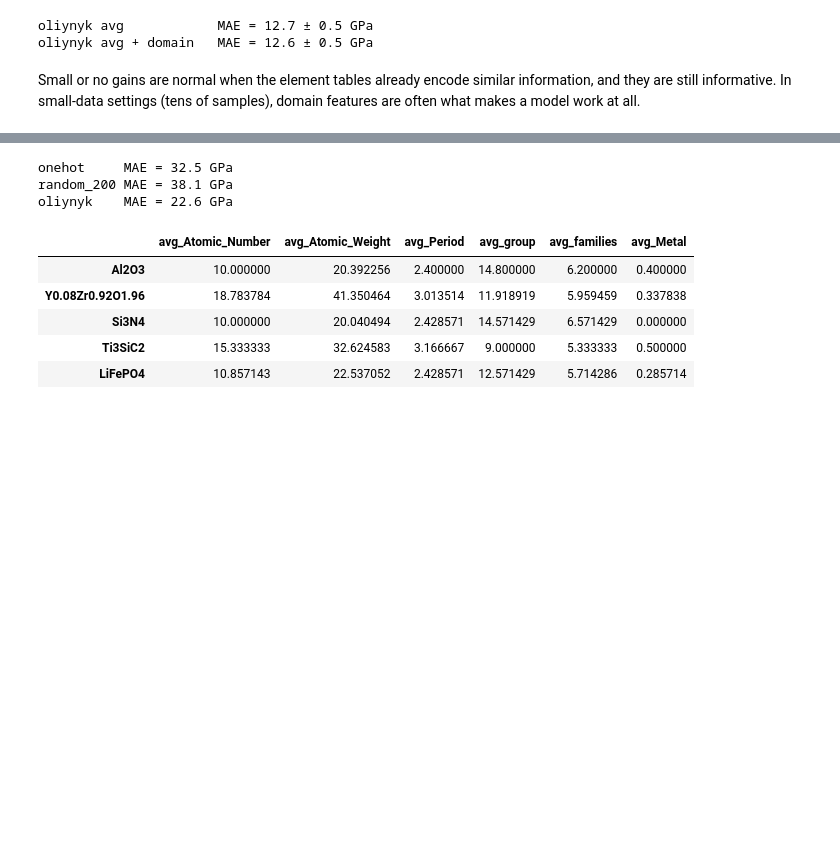
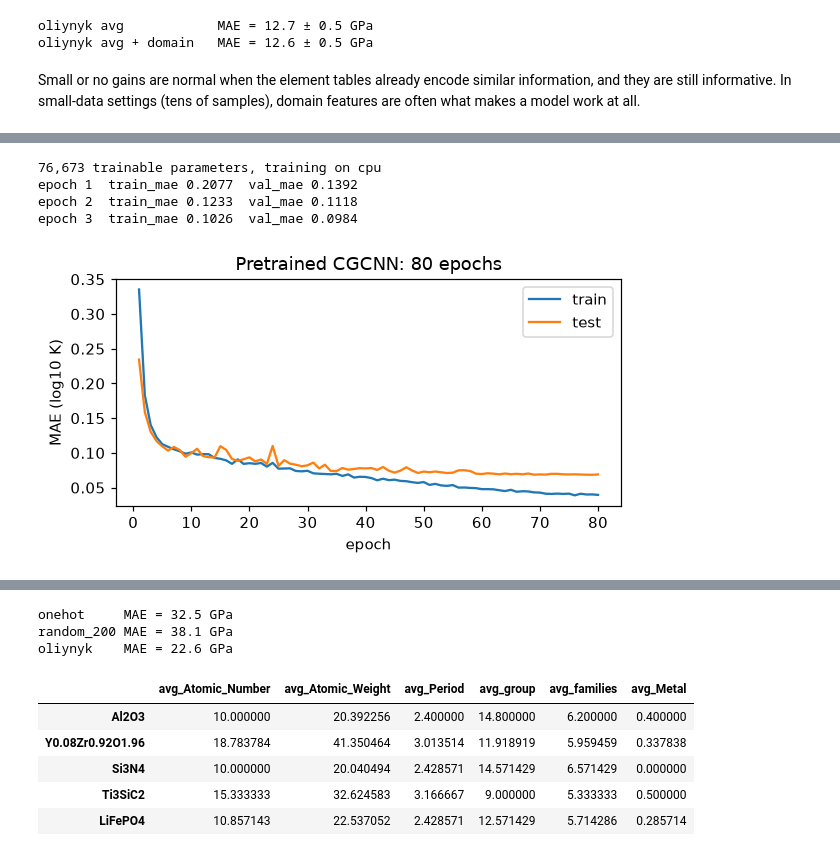
Before and after one commit to sp8rks/ACerS_AI_ML_Workshop, a Jupyter notebook: sessions/02_feature_engineering_cbfv/02_feature_engineering_cbfv.ipynb, the cells around one changed output, grey strips where cells are left out. Drawn from its saved outputs; the diff is of its cells as text; code cells hidden in the pictures; blank space fills up the shorter version.

```diff
--- a/sessions/02_feature_engineering_cbfv/02_feature_engineering_cbfv.ipynb
+++ b/sessions/02_feature_engineering_cbfv/02_feature_engineering_cbfv.ipynb
@@ -251,0 +401,14 @@ Composition-only features also ignore **processing** (sintering temperature, gra
+# %%
+from sklearn.model_selection import train_test_split
+import time
+
+t0 = time.time()
+records = structures.to_dict("records")
+X_comp, _, _, _ = generate_features(structures, elem_prop="oliynyk", target_col=None,
+                                    drop_duplicates=False, verbose=False)   # keep every polymorph
+X_struct = pd.DataFrame([structure_features(r) for r in records])
+graphs = [crystal_graph(r) for r in records]
+y_s = structures["log10_K"].to_numpy()
+idx_tr, idx_te = train_test_split(np.arange(len(structures)), test_size=0.2, random_state=0)
+print(f"featurized {len(records)} crystals in {time.time() - t0:.0f} s")
+print("CBFV:", X_comp.shape, "  structure features:", X_struct.shape, "  graphs:", len(graphs))
@@ -251,0 +418,12 @@ Composition-only features also ignore **processing** (sintering temperature, gra
+# %%
+def fit_rf(X):
+    m = RandomForestRegressor(n_estimators=150, max_features=0.33, n_jobs=-1, random_state=0)
+    m.fit(X.iloc[idx_tr], y_s[idx_tr])
+    return m.predict(X.iloc[idx_te])
+
+preds = {
+    "CBFV (composition)": fit_rf(X_comp),
+    "CBFV + structure features": fit_rf(pd.concat([X_comp, X_struct], axis=1)),
+}
+for name, p in preds.items():
+    print(f"{name:28s} test MAE = {np.abs(p - y_s[idx_te]).mean():.3f} log10 units")
@@ -251,0 +439,25 @@ Composition-only features also ignore **processing** (sintering temperature, gra
+# %%
+EPOCHS_LIVE = 3   # try 10-20 on a GPU runtime
+if HAVE_TORCH:
+    device = "cuda" if torch.cuda.is_available() else "cpu"
+    live = CGCNN()
+    print(f"{sum(p.numel() for p in live.parameters()):,} trainable parameters, training on {device}")
+    g_tr, g_te = [graphs[i] for i in idx_tr], [graphs[i] for i in idx_te]
+    mean, std, hist = train(live, g_tr, y_s[idx_tr], epochs=EPOCHS_LIVE, device=device, val=(g_te, y_s[idx_te]))
+# %% [output]
+76,673 trainable parameters, training on cpu
+epoch 1  train_mae 0.2077  val_mae 0.1392
+epoch 2  train_mae 0.1233  val_mae 0.1118
+epoch 3  train_mae 0.1026  val_mae 0.0984
+# %%
+if HAVE_TORCH:
+    ckpt = torch.load(PRETRAINED, map_location="cpu")
+    gnn = CGCNN(**ckpt["config"]); gnn.load_state_dict(ckpt["state_dict"])
+    preds["Crystal graph network (CGCNN)"] = predict(gnn, g_te, ckpt["mean"], ckpt["std"])
+    h = pd.DataFrame(ckpt["history"])
+    fig, ax = plt.subplots(figsize=(5.5, 3))
+    ax.plot(h.epoch, h.train_mae, label="train"); ax.plot(h.epoch, h.val_mae, label="test")
+    ax.set_xlabel("epoch"); ax.set_ylabel("MAE (log10 K)"); ax.set_title(f"Pretrained CGCNN: {ckpt['epochs']} epochs")
+    ax.legend(); plt.tight_layout(); plt.show()
+# %% [output]
+[figure, added]
```
Also changed, not shown: parts of 43 cells of this notebook, 10 other files.
